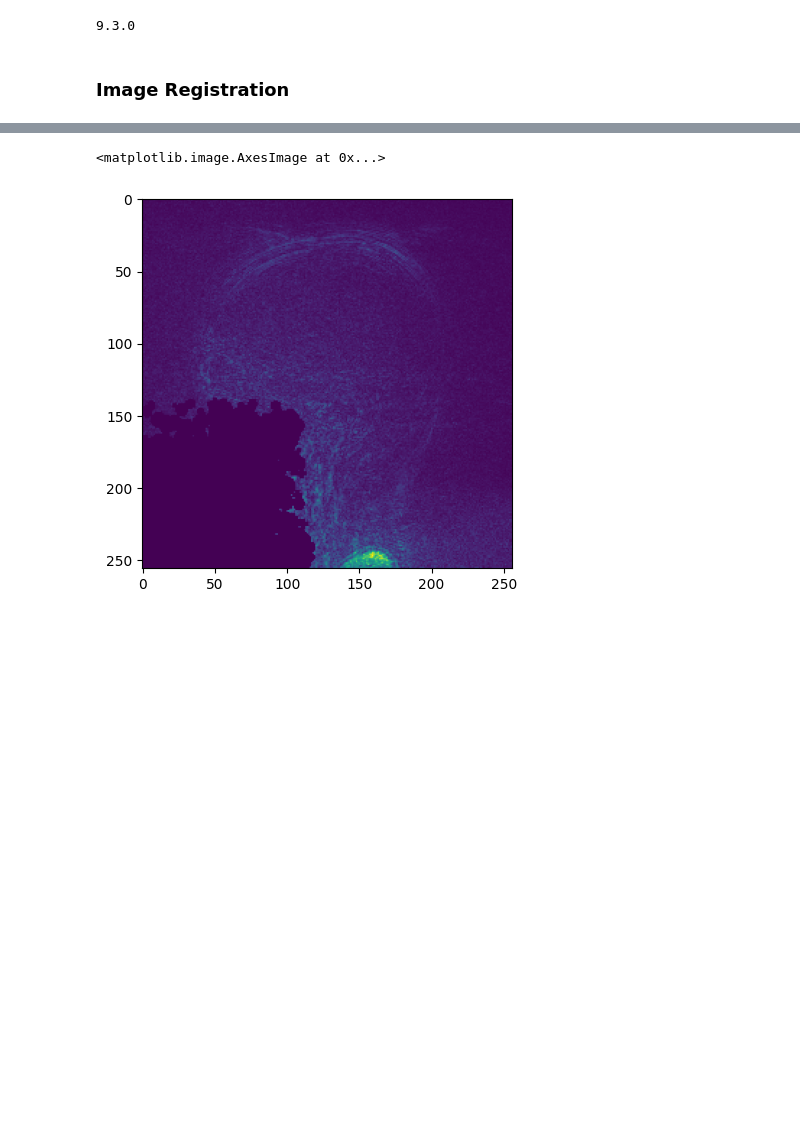
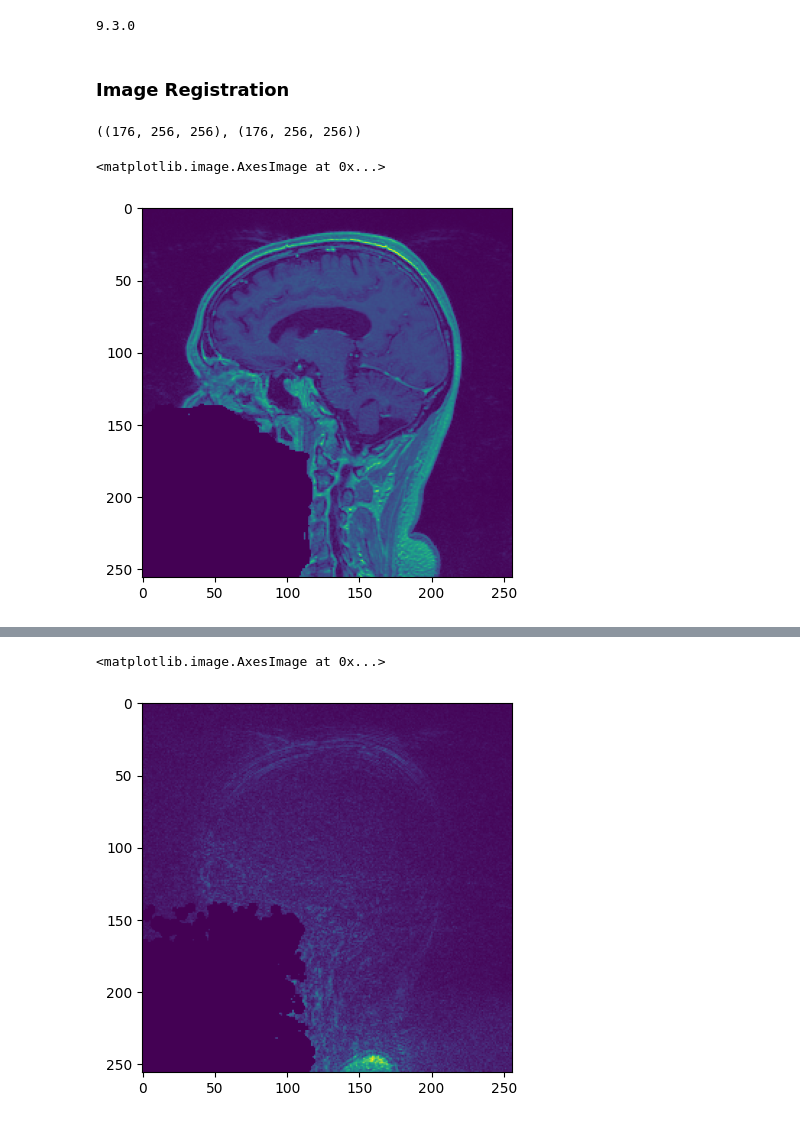
Before and after one commit to Sevenudeloin/VITK-turbo-lamp, a Jupyter notebook: data_visualisation.ipynb, the cells around one changed output, grey strips where cells are left out. Saved outputs shown, nothing was run; the diff lists cells and outputs as text; code cells hidden in the pictures; blank space fills up the shorter version.

```diff
--- a/data_visualisation.ipynb
+++ b/data_visualisation.ipynb
@@ -25,3 +25,12 @@ moving_filepath = "./Data/case6_gre2.nrrd"
 PixelType = itk.ctype('unsigned short')
 fixed_image = itk.imread(fixed_filepath, PixelType)
 moving_image = itk.imread(moving_filepath, PixelType)
+# %%
+fixed_image.shape, moving_image.shape
+# %% [output]
+((176, 256, 256), (176, 256, 256))
+# %%
+plt.imshow(fixed_image[100, :, :])
+# %% [output]
+<matplotlib.image.AxesImage at 0x...>
+[figure, added]
```
Also changed, not shown: parts of 4 cells of this notebook, 1 other file.
